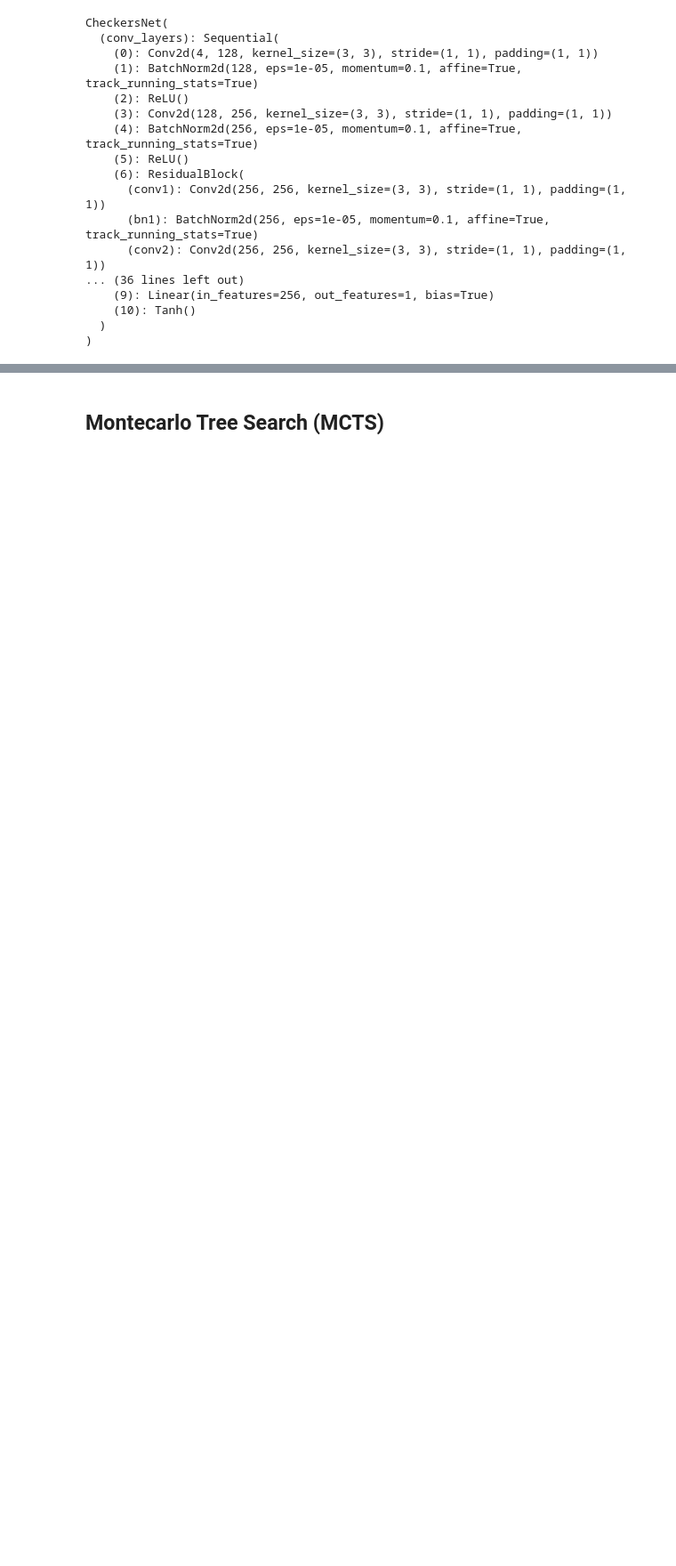
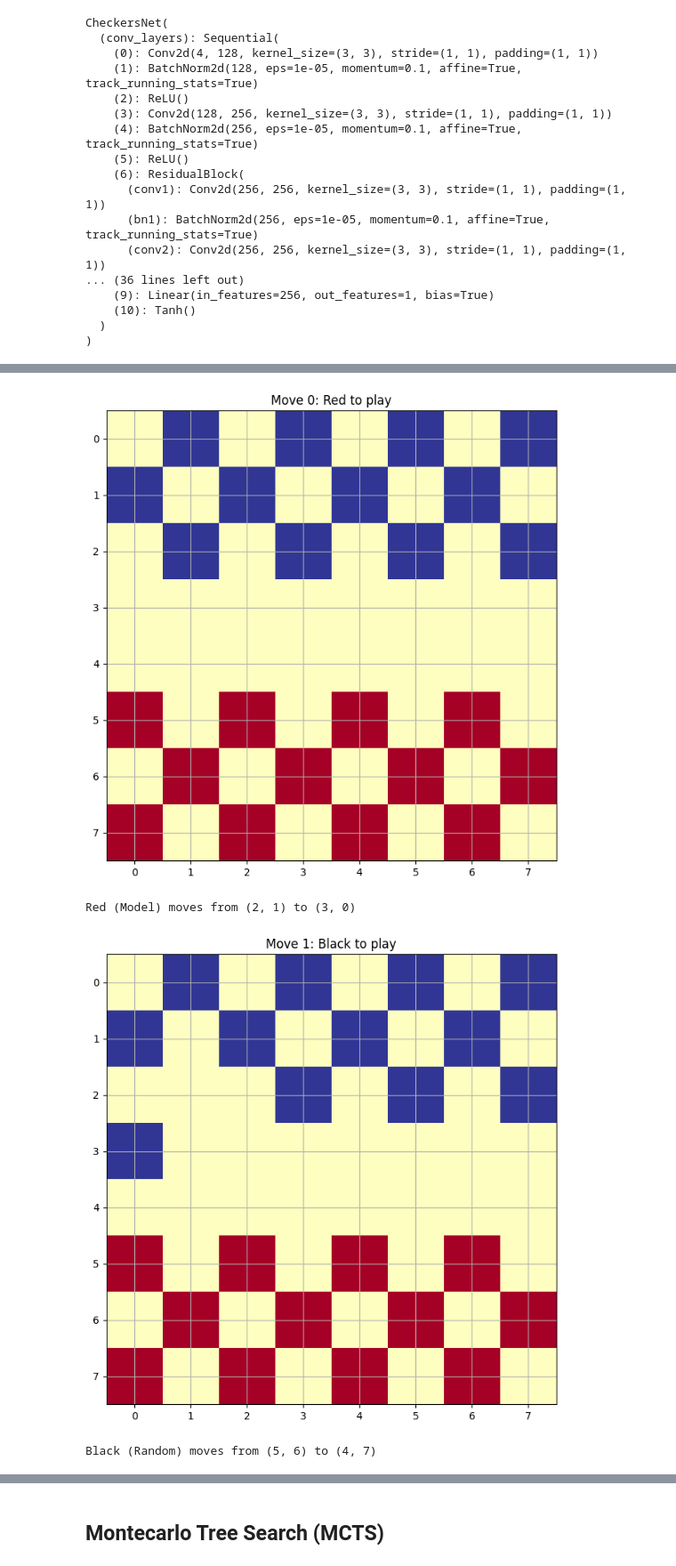
Before and after one commit to marwinsteiner/draughts-nn, a Jupyter notebook: draughts-nn.ipynb, the cells around one changed output, grey strips where cells are left out. Shown at 89% size. Saved outputs shown, nothing was run; the diff lists cells and outputs as text; code cells hidden in the pictures; blank space fills up the shorter version.

```diff
--- a/draughts-nn.ipynb
+++ b/draughts-nn.ipynb
@@ -841,2 +818,7 @@ NameError: name 'model' is not defined
 # %%
-visualize_game(model)
+visualize_game(model=CheckersNet())
+# %% [output]
+[figure, added]
+Red (Model) moves from (2, 1) to (3, 0)
+[figure, added]
+Black (Random) moves from (5, 6) to (4, 7)
```
Also changed, not shown: parts of 12 cells of this notebook, 1 other file.
